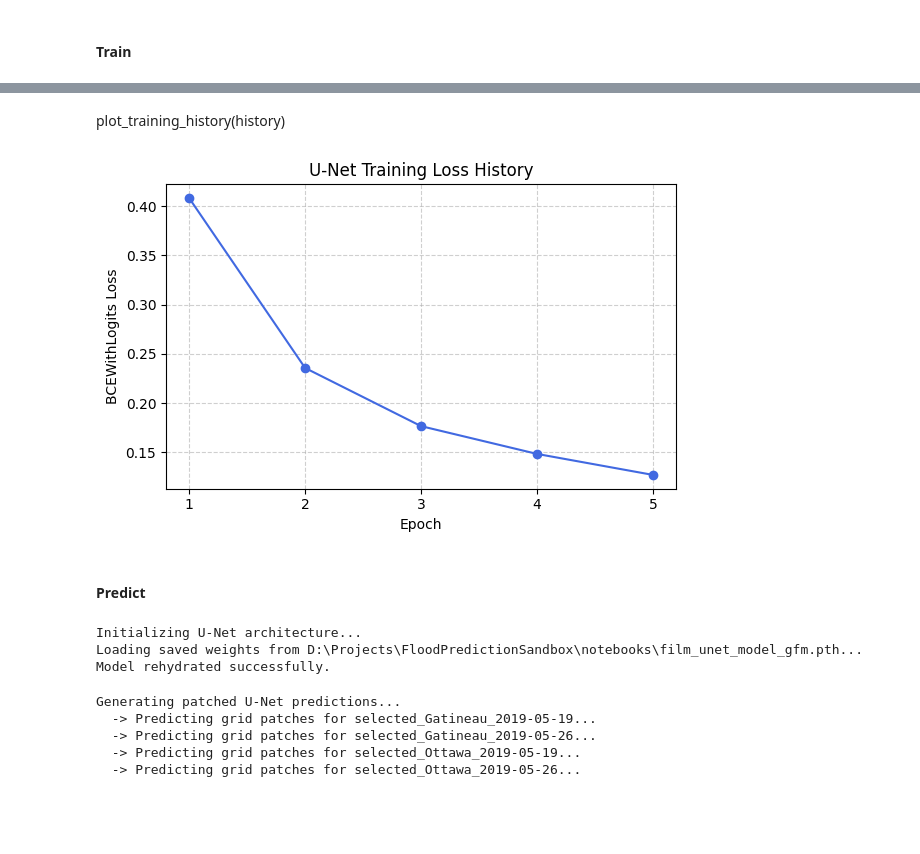
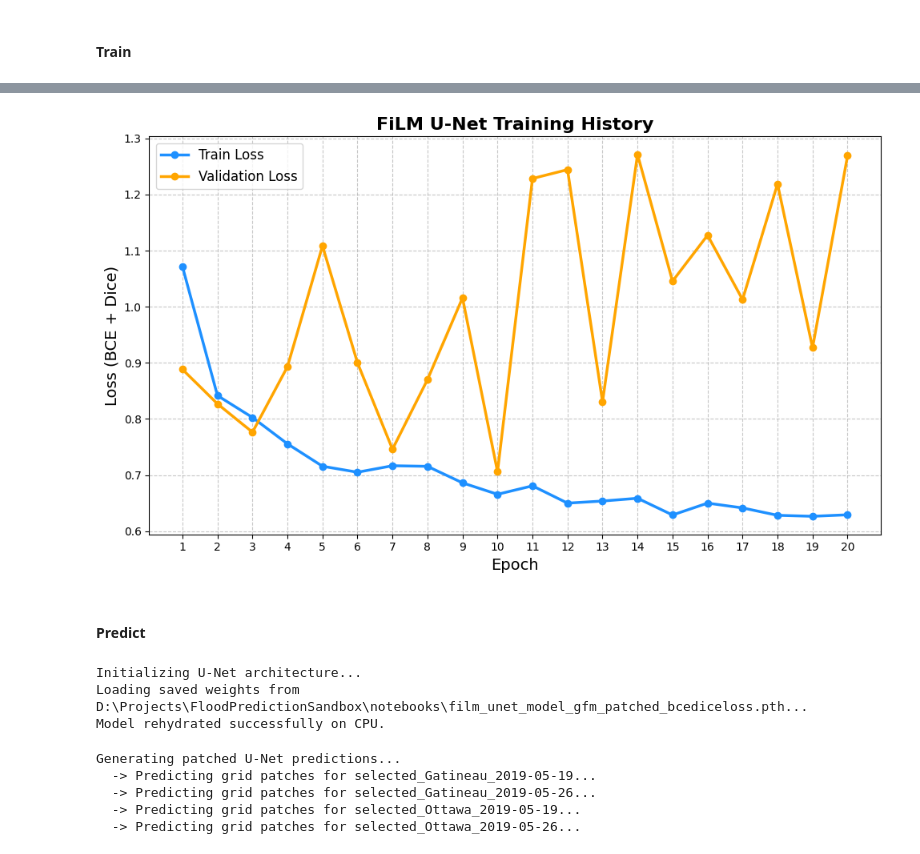
Before and after one commit to w-winnie/FloodPrediction, a Jupyter notebook: notebooks/sandbox_3_unet.ipynb, the cells around one changed output, grey strips where cells are left out. Saved outputs shown, nothing was run; the diff lists cells and outputs as text; code cells hidden in the pictures; blank space fills up the shorter version.

```diff
--- a/notebooks/sandbox_3_unet.ipynb
+++ b/notebooks/sandbox_3_unet.ipynb
@@ -792,4 +1029,4 @@ import pickle
 # %% [markdown]
 #### Train
 # %%
-train_device = torch.device("cuda" if torch.cuda.is_available() else "cpu")
+train_device = torch.device("cuda")
@@ -805,6 +1034,13 @@ Extracting training patches...
 # Initialize and Train Model
 print("Training U-Net...")
 unet_model = FiLM_UNet(spatial_channels=17, weather_channels=6, out_channels=1)
-history = train_unet(unet_model, train_loader, train_device, epochs=5)
+
+unet_model, history = train_unet(
+    model=unet_model,
+    train_loader=train_loader,
+    val_loader=val_loader,
+    epochs=20,
+    device=train_device
+)
 # %% [output]
 Training U-Net...
@@ -816,8 +1089,2 @@ Epoch [5/5] - Loss: 0.1270
-# %% [markdown]
-plot_training_history(history)
-# %%
-plot_training_history(history)
-# %% [output]
-[figure, old version]
 # %%
 # Save Model
@@ -828,4 +1094,21 @@ torch.save(unet_model.state_dict(), "film_unet_model_gfm.pth")
 # with open("unet_model.pkl", "wb") as f:
 #     pickle.dump(unet_model, f)
+# %%
+plt.figure(figsize=(10, 6))
+plt.plot(history['train_loss'], label='Train Loss', color='dodgerblue', linewidth=2.5, marker='o')
+plt.plot(history['val_loss'], label='Validation Loss', color='orange', linewidth=2.5, marker='o')
+
+plt.title('FiLM U-Net Training History', fontsize=16, fontweight='bold')
+plt.xlabel('Epoch', fontsize=14)
+plt.ylabel('Loss (BCE + Dice)', fontsize=14)
+# Make x-axis start at 1 instead of 0 for easier reading
+plt.xticks(range(len(history['train_loss'])), range(1, len(history['train_loss']) + 1))
+
+plt.legend(fontsize=12)
+plt.grid(True, linestyle='--', alpha=0.7)
+plt.tight_layout()
+plt.show()
+# %% [output]
+[figure, new version]
 # %% [markdown]
 #### Predict
@@ -834,12 +1117,12 @@ inference_device = torch.device("cuda" if torch.cuda.is_available() else "cpu")
 # %%
 # Explicitly resolve the absolute path
-model_path = Path("film_unet_model_gfm.pth").resolve()
+model_path = Path("film_unet_model_gfm_patched_bcediceloss.pth").resolve()
 
 # Rebuild the model skeleton
 print("Initializing U-Net architecture...")
 unet_model = FiLM_UNet(spatial_channels=17, weather_channels=6, out_channels=1)
 
-# Load the weights (state_dict) from disk
+# Load the weights (state_dict) from disk, FORCING them to the CPU
 print(f"Loading saved weights from {model_path}...")
 saved_weights = torch.load(
     str(model_path),
@@ -849,8 +1132,11 @@ saved_weights = torch.load(
 
 # Inject the weights into the model skeleton
 unet_model.load_state_dict(saved_weights)
-print("Model rehydrated successfully.")
+
+# Also ensure the model skeleton itself is on the CPU
+unet_model.to('cpu')
+print("Model rehydrated successfully on CPU.")
 # %% [output]
 Initializing U-Net architecture...
-Loading saved weights from D:\Projects\FloodPredictionSandbox\notebooks\film_unet_model_gfm.pth...
-Model rehydrated successfully.
+Loading saved weights from D:\Projects\FloodPredictionSandbox\notebooks\film_unet_model_gfm_patched_bcediceloss.pth...
+Model rehydrated successfully on CPU.
```
Also changed, not shown: parts of 44 cells of this notebook.
